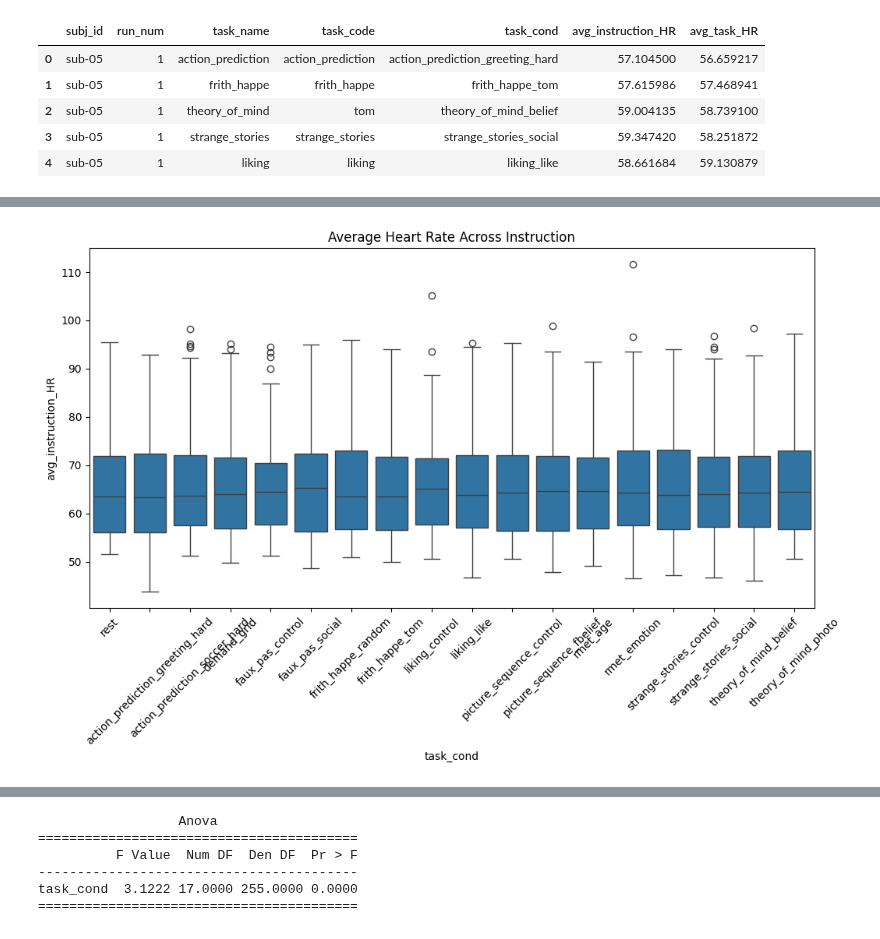
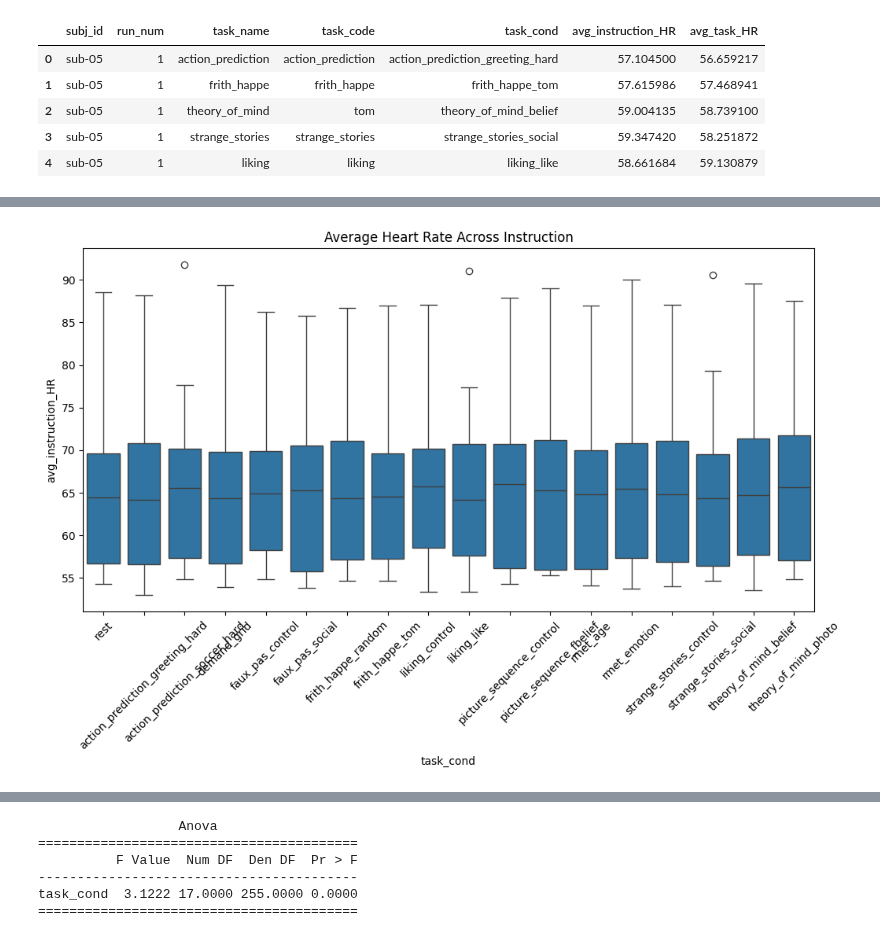
Before and after one commit to DiedrichsenLab/cortico_cereb_connectivity, a Jupyter notebook: notebooks/8. Physio/1.HR_summary.ipynb, the cells around one changed output, grey strips where cells are left out. Cells and saved outputs as stored; diff of their text form; code cells hidden in the pictures.

```diff
--- a/notebooks/8. Physio/1.HR_summary.ipynb
+++ b/notebooks/8. Physio/1.HR_summary.ipynb
@@ -60,10 +111,13 @@ Paired t-test: t=15.588, p=3.69e-52
+# %%
+# Average across runs
+run_means = hr_df.groupby(['subj_id', 'task_cond'], as_index=False)[['avg_instruction_HR', 'avg_task_HR']].mean()
 # %%
 plt.figure(figsize=(12, 6))
-sns.boxplot(x='task_cond', y="avg_instruction_HR", data=hr_df)
+sns.boxplot(x='task_cond', y="avg_instruction_HR", data=run_means)
 plt.title("Average Heart Rate Across Instruction")
 plt.xticks(rotation=45)
 plt.show()
 # %% [output]
-[figure, old version]
+[figure, new version]
 # %%
 plt.figure(figsize=(12, 6))
```
Also changed, not shown: parts of 7 cells of this notebook.
